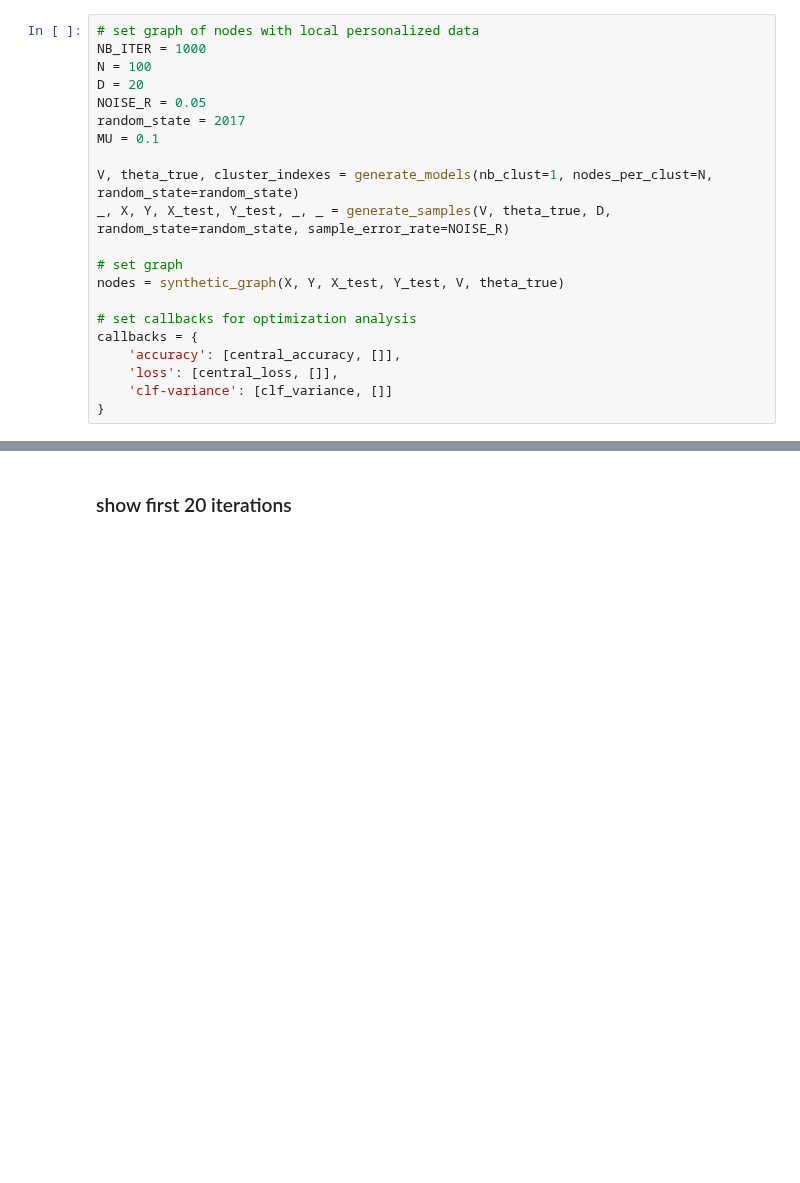
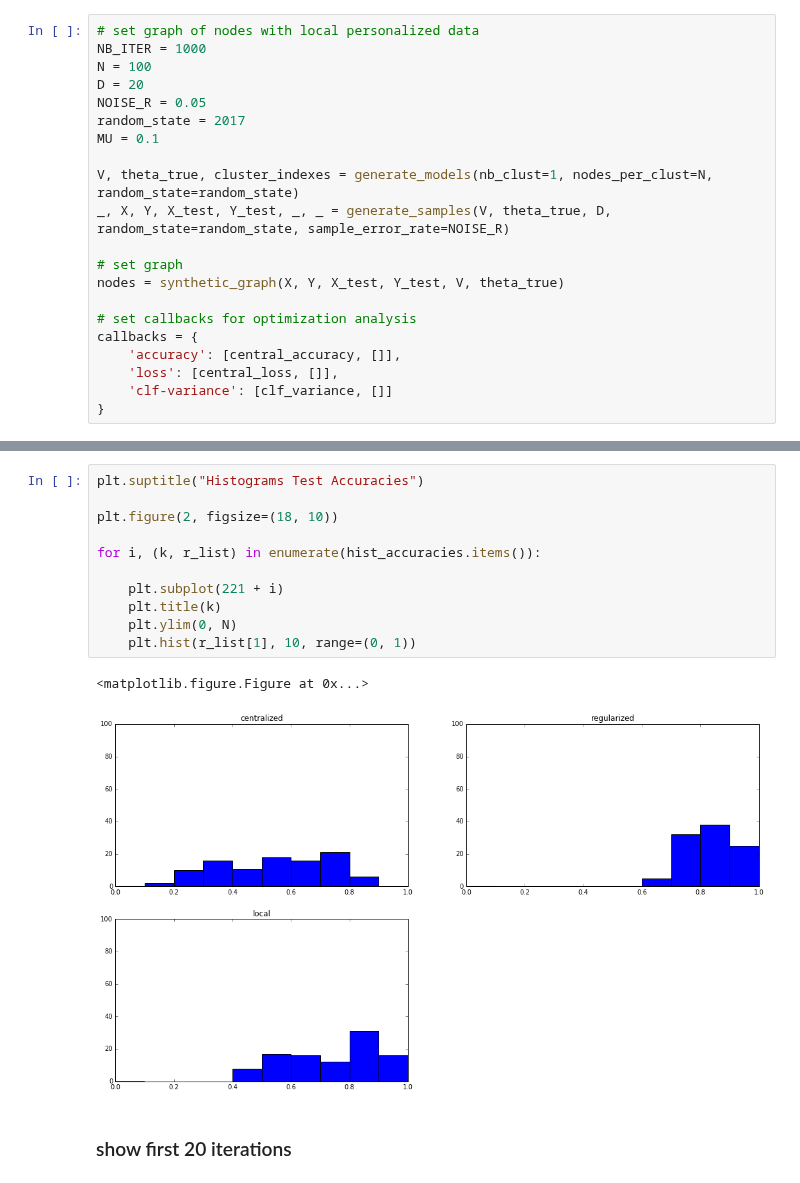
Before and after one commit to vzantedeschi/Dada, a Jupyter notebook: notebooks/Synthetic Graph.ipynb, the cells around one changed output, grey strips where cells are left out. Cells and saved outputs as stored; diff of their text form; blank space fills up the shorter version.

```diff
--- a/notebooks/Synthetic Graph.ipynb
+++ b/notebooks/Synthetic Graph.ipynb
@@ -106,3 +127,17 @@ plt.legend()
+# %%
+plt.suptitle("Histograms Test Accuracies")
+
+plt.figure(2, figsize=(18, 10))
+
+for i, (k, r_list) in enumerate(hist_accuracies.items()):
+
+    plt.subplot(221 + i)
+    plt.title(k)
+    plt.ylim(0, N)
+    plt.hist(r_list[1], 10, range=(0, 1))
+# %% [output]
+<matplotlib.figure.Figure at 0x...>
+[figure, added]
 # %% [markdown]
 ### show first 20 iterations
 # %%
```
Also changed, not shown: parts of 5 cells of this notebook, 2 other files.
